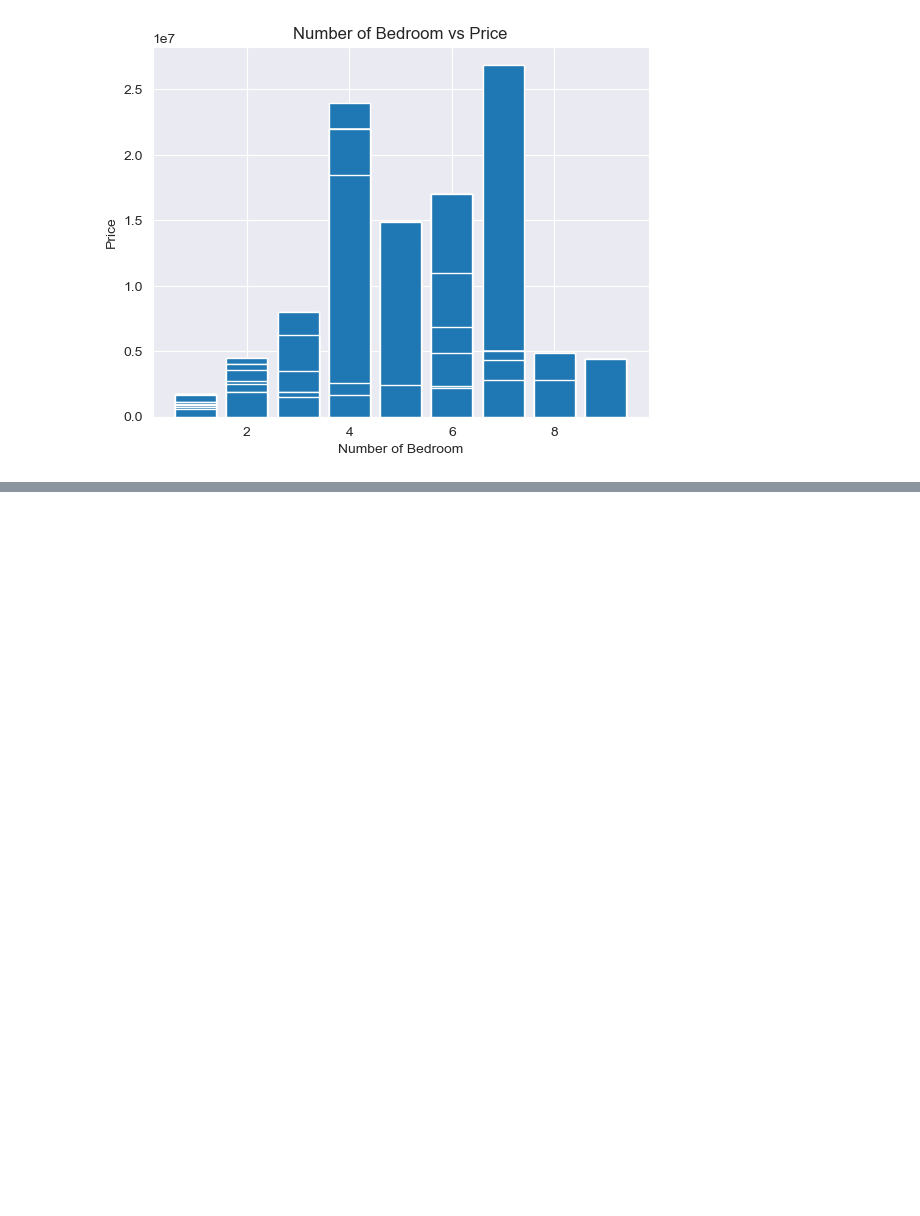
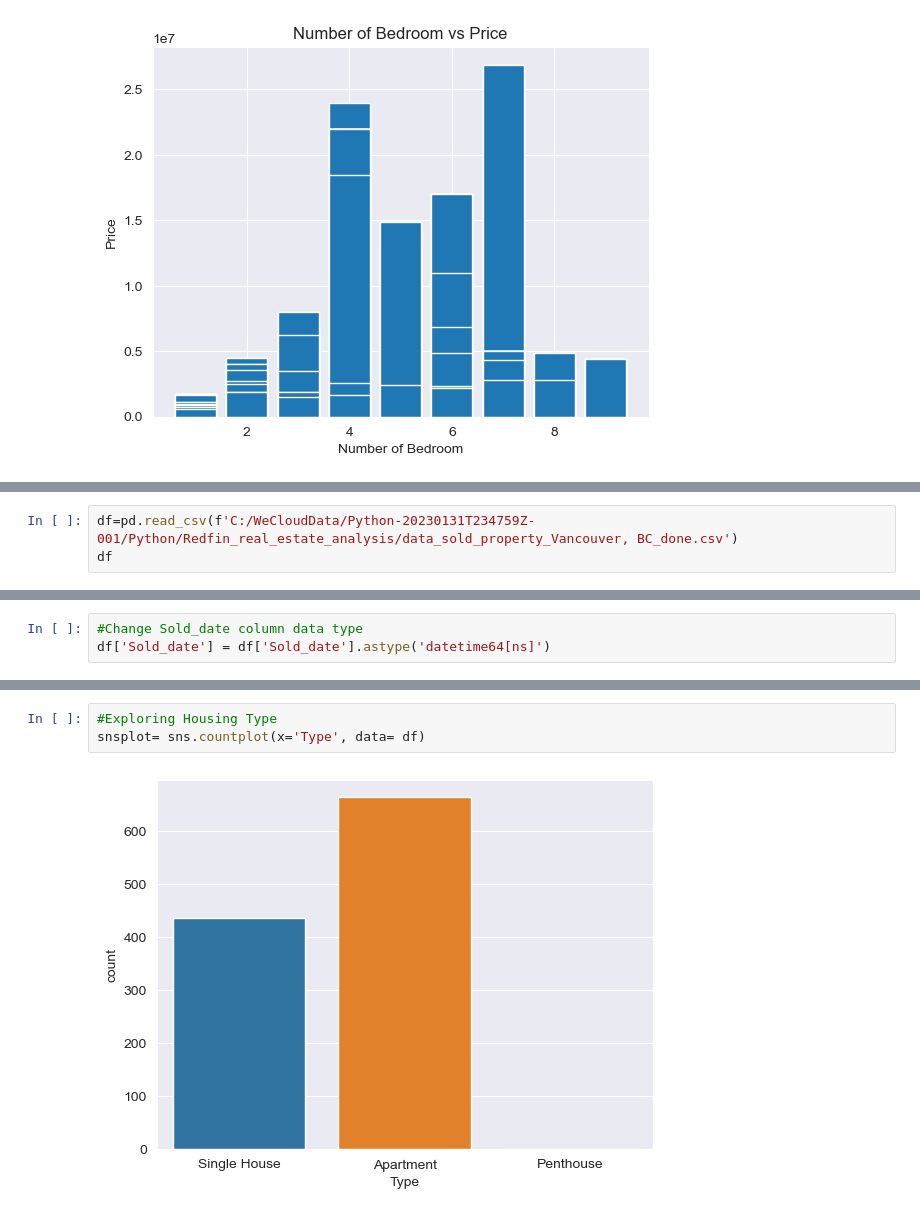
Before and after one commit to markqle/Redfin_Real_Estate_scraping-analysis, a Jupyter notebook: Redfin_Web_Scraping_EDA.ipynb, the cells around one changed output, grey strips where cells are left out. Drawn from its saved outputs; the diff is of its cells as text; blank space fills up the shorter version.

Commit message:
- ADding graph

```diff
--- a/Redfin_Web_Scraping_EDA.ipynb
+++ b/Redfin_Web_Scraping_EDA.ipynb
@@ -534,0 +538,3 @@ plt.show()
+# %%
+df=pd.read_csv(f'C:/WeCloudData/Python-20230131T234759Z-001/Python/Redfin_real_estate_analysis/data_sold_property_Vancouver, BC_done.csv')
+df
@@ -534,0 +585,3 @@ plt.show()
+# %%
+#Change Sold_date column data type
+df['Sold_date'] = df['Sold_date'].astype('datetime64[ns]')
@@ -534,0 +602,5 @@ plt.show()
+# %%
+#Exploring Housing Type
+snsplot= sns.countplot(x='Type', data= df)
+# %% [output]
+[figure, added]
```
Also changed, not shown: parts of 23 cells of this notebook.
